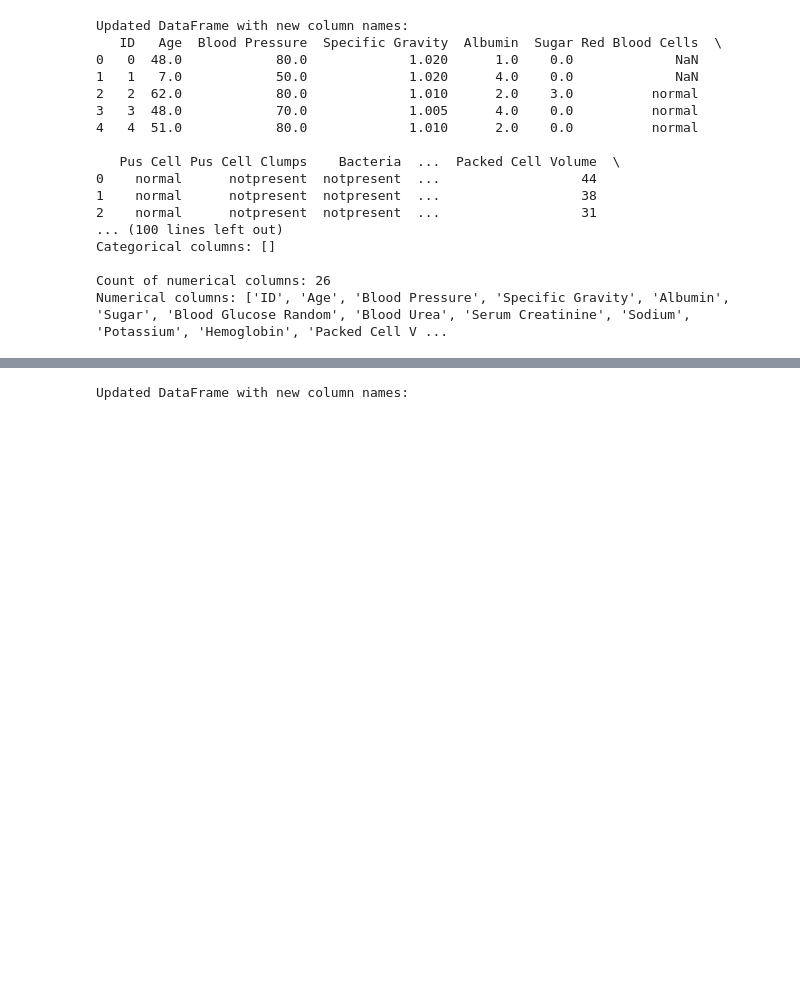
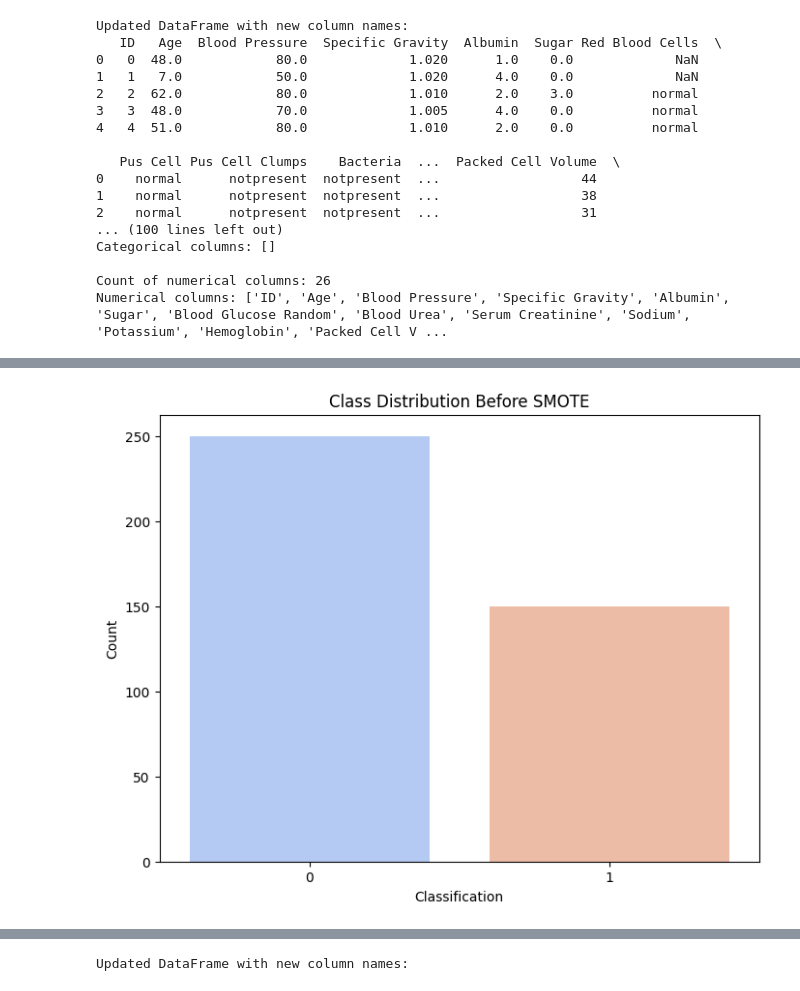
Before and after one commit to abshilpa/Chronic-Kidney-Disease-Data-Science-Project, a Jupyter notebook: MSC_Final_project_CKD.ipynb, the cells around one changed output, grey strips where cells are left out. Cells and saved outputs as stored; diff of their text form; code cells hidden in the pictures; blank space fills up the shorter version.

```diff
--- a/MSC_Final_project_CKD.ipynb
+++ b/MSC_Final_project_CKD.ipynb
@@ -226,3 +229,90 @@ Categorical columns: []
 
 Count of numerical columns: 26
 Numerical columns: ['ID', 'Age', 'Blood Pressure', 'Specific Gravity', 'Albumin', 'Sugar', 'Blood Glucose Random', 'Blood Urea', 'Serum Creatinine', 'Sodium', 'Potassium', 'Hemoglobin', 'Packed Cell V ...
+# %%
+from statsmodels.stats.outliers_influence import variance_inflation_factor
+from statsmodels.tools.tools import add_constant
+from imblearn.over_sampling import SMOTE
+from sklearn.model_selection import train_test_split
+import seaborn as sns
+import matplotlib.pyplot as plt
+import pandas as pd
+
+def calculate_vif(X):
+    """
+    Calculate Variance Inflation Factor (VIF) for the features.
+
+    Parameters:
+    X (pd.DataFrame): Dataset for which to calculate VIF.
+
+    Returns:
+    pd.DataFrame: DataFrame containing features and their VIF values.
+    """
+    # Ensure input only contains numerical data
+    X_numeric = X.select_dtypes(include=['float64', 'int64'])
+    X_numeric = add_constant(X_numeric)  # Add constant term for intercept
+    vif_data = pd.DataFrame()
+    vif_data["Feature"] = X_numeric.columns
+    vif_data["VIF"] = [variance_inflation_factor(X_numeric.values, i) for i in range(X_numeric.shape[1])]
+    print("Variance Inflation Factor (VIF):")
+    print(vif_data)
+    return vif_data
+
+def apply_smote(X, y):
+    """
+    Apply SMOTE to handle class imbalance.
+
+    Parameters:
+    X (pd.DataFrame): Features.
+    y (pd.Series): Target variable.
+
+    Returns:
+    Tuple: Resampled features and target variable.
+    """
+    smote = SMOTE(random_state=42)
+    X_resampled, y_resampled = smote.fit_resample(X, y)
+    return X_resampled, y_resampled
+
+# After preprocessing numerical and categorical features
+# Exclude target ('Classification') and identifier ('ID') for VIF calculation
+X_for_vif = CKD_data.drop(columns=['Classification', 'ID'])
+
+# Calculate VIF (only numeric columns)
+vif_data = calculate_vif(X_for_vif)
+
+# Check for class imbalance in the target variable
+# Class distribution before SMOTE
+plt.figure(figsize=(8, 6))
+sns.countplot(data=CKD_data, x='Classification', palette='coolwarm')
+plt.title('Class Distribution Before SMOTE')
+plt.xlabel('Classification')
+plt.ylabel('Count')
+plt.show()
+
+# Count of each class
+class_counts = CKD_data['Classification'].value_counts()
+print("Class Imbalance:")
+print(class_counts)
+
+# Step 3: Data Splitting and Balancing
+
+# Ensure all features in X are numeric before SMOTE
+X_numeric = X_for_vif.select_dtypes(include=['float64', 'int64'])
+y = CKD_data['Classification']  # Target
+
+# Split the data
+X_train, X_test, y_train, y_test = train_test_split(X_numeric, y, test_size=0.2, random_state=42)
+
+# Apply SMOTE to the training dataset
+X_train_resampled, y_train_resampled = apply_smote(X_train, y_train)
+
+# Class distribution after SMOTE
+plt.figure(figsize=(8, 6))
+sns.countplot(x=y_train_resampled, palette='coolwarm')
+plt.title('Class Distribution After SMOTE')
+plt.xlabel('Classification')
+plt.ylabel('Count')
+plt.show()
+
+print(f"Class Distribution After SMOTE:\n{pd.Series(y_train_resampled).value_counts()}")
+# %% [output]
@@ -228,0 +339 @@ Numerical columns: ['ID', 'Age', 'Blood Pressure', 'Specific Gravity', 'Albumin'
+[figure, added]
```
Also changed, not shown: parts of 4 cells of this notebook.
